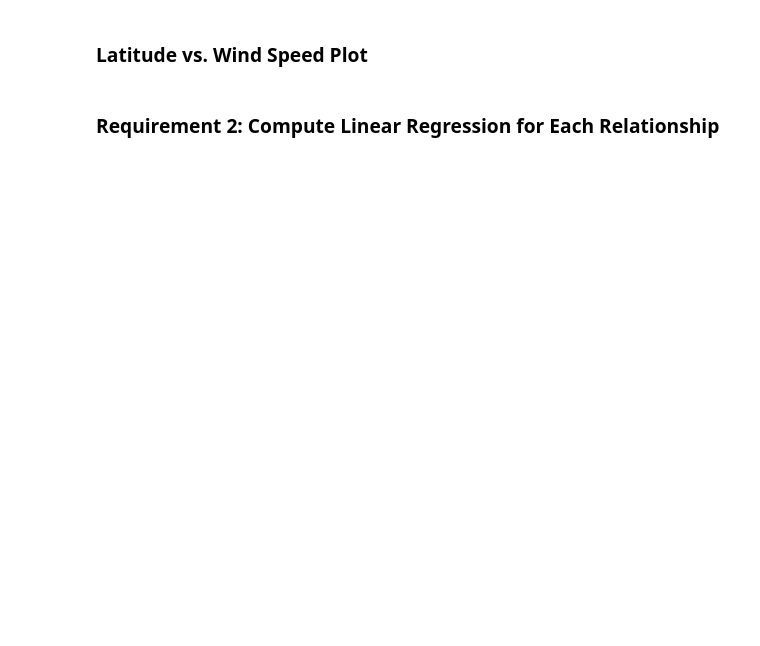
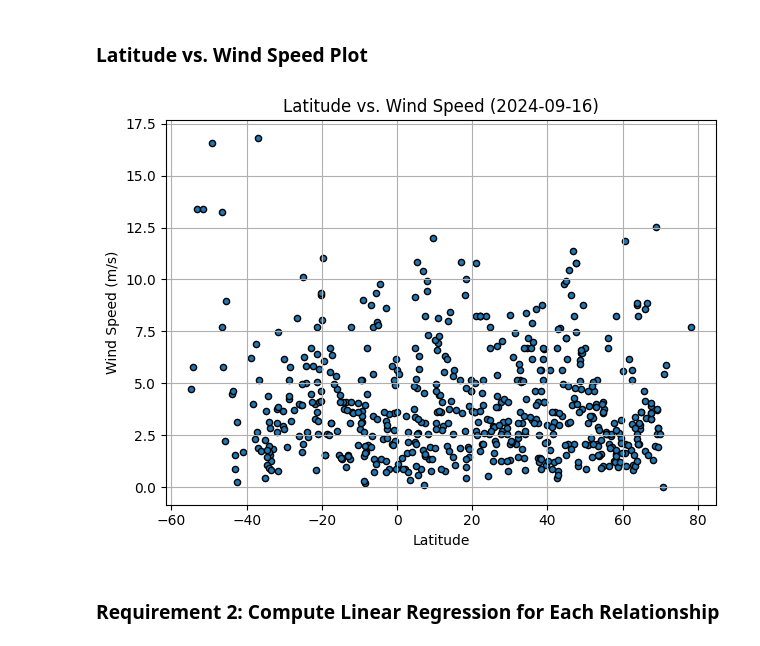
Before and after one commit to aparajita-code/python-api-challenge, a Jupyter notebook: WeatherPy/WeatherPy.ipynb, the cells around one changed output. Drawn from its saved outputs; the diff is of its cells as text; code cells hidden in the pictures; blank space fills up the shorter version.

Commit message:
final solution after adding the scatter plot in between Latitude and wind speed

```diff
--- a/WeatherPy/WeatherPy.ipynb
+++ b/WeatherPy/WeatherPy.ipynb
@@ -261,5 +261,22 @@ plt.show()
 # %% [markdown]
 ### Latitude vs. Wind Speed Plot
+# %%
+# Build the scatter plots for latitude vs. wind speed
+city_data_df.plot(kind='scatter', x='Lat', y='Wind Speed', marker='o', grid=True,\
+                  facecolors='b', edgecolors='k', title=f'Latitude vs. Wind Speed ({date})')
+
+# Incorporate the other graph properties
+plt.xlabel("Latitude")
+plt.ylabel("Wind Speed (m/s)")
+plt.tight_layout()
+
+# Save the figure
+plt.savefig("output_data/Fig4.png")
+
+# Show plot
+plt.show()
+# %% [output]
+[figure, added]
 # %% [markdown]
 ### Requirement 2: Compute Linear Regression for Each Relationship
 # %%
```
Also changed, not shown: parts of 19 cells of this notebook, 13 other files.
